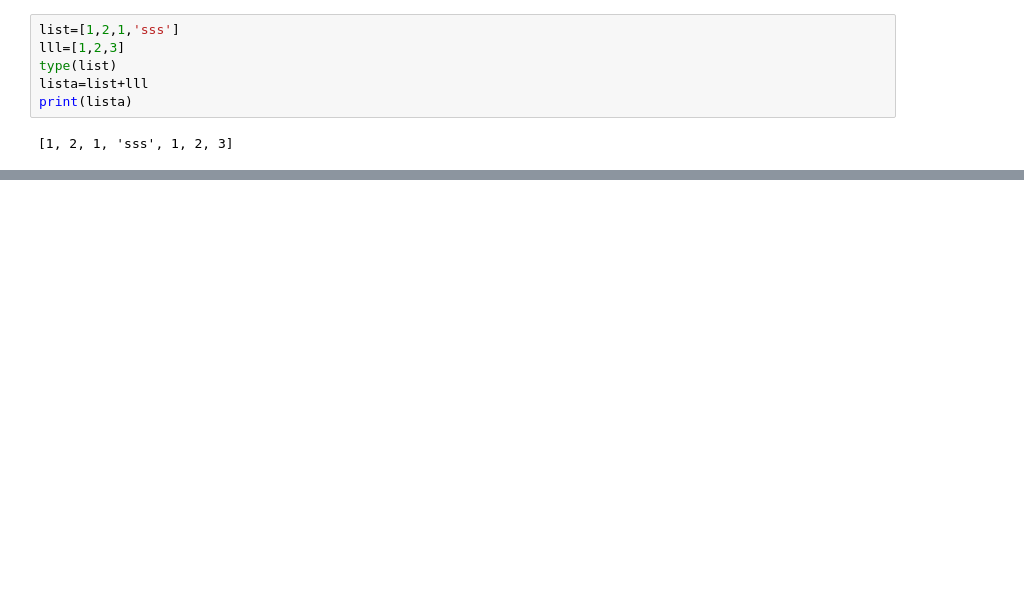
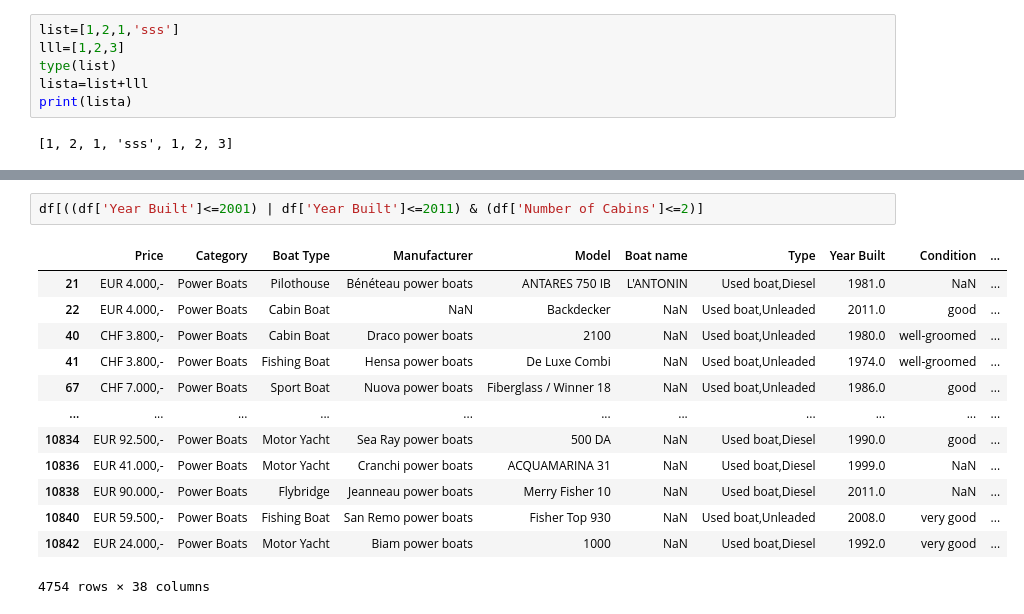
Before and after one commit to marcinmaleszewski/OVF_Academy, a Jupyter notebook: Untitled0.ipynb, the cells around one changed output, grey strips where cells are left out. Drawn from its saved outputs; the diff is of its cells as text; blank space fills up the shorter version.

```diff
--- a/Untitled0.ipynb
+++ b/Untitled0.ipynb
@@ -61,0 +252,16 @@ print(lista)
+# %%
+df[((df['Year Built']<=2001) | df['Year Built']<=2011) & (df['Number of Cabins']<=2)]
+# %% [output]
+|  | Price | Category | Boat Type | Manufacturer | Model | Boat name | Type | Year Built | Condition | ... |
+| 21 | EUR 4.000,- | Power Boats | Pilothouse | Bénéteau power boats | ANTARES 750 IB | L'ANTONIN | Used boat,Diesel | 1981.0 | NaN | ... |
+| 22 | EUR 4.000,- | Power Boats | Cabin Boat | NaN | Backdecker | NaN | Used boat,Unleaded | 2011.0 | good | ... |
+| 40 | CHF 3.800,- | Power Boats | Cabin Boat | Draco power boats | 2100 | NaN | Used boat,Unleaded | 1980.0 | well-groomed | ... |
+| 41 | CHF 3.800,- | Power Boats | Fishing Boat | Hensa power boats | De Luxe Combi | NaN | Used boat,Unleaded | 1974.0 | well-groomed | ... |
+| 67 | CHF 7.000,- | Power Boats | Sport Boat | Nuova power boats | Fiberglass / Winner 18 | NaN | Used boat,Unleaded | 1986.0 | good | ... |
+| ... | ... | ... | ... | ... | ... | ... | ... | ... | ... | ... |
+| 10834 | EUR 92.500,- | Power Boats | Motor Yacht | Sea Ray power boats | 500 DA | NaN | Used boat,Diesel | 1990.0 | good | ... |
+| 10836 | EUR 41.000,- | Power Boats | Motor Yacht | Cranchi power boats | ACQUAMARINA 31 | NaN | Used boat,Diesel | 1999.0 | NaN | ... |
+| 10838 | EUR 90.000,- | Power Boats | Flybridge | Jeanneau power boats | Merry Fisher 10 | NaN | Used boat,Diesel | 2011.0 | NaN | ... |
+| 10840 | EUR 59.500,- | Power Boats | Fishing Boat | San Remo power boats | Fisher Top 930 | NaN | Used boat,Unleaded | 2008.0 | very good | ... |
+| 10842 | EUR 24.000,- | Power Boats | Motor Yacht | Biam power boats | 1000 | NaN | Used boat,Diesel | 1992.0 | very good | ... |
+4754 rows × 38 columns
```
Also changed, not shown: parts of 34 cells of this notebook.
